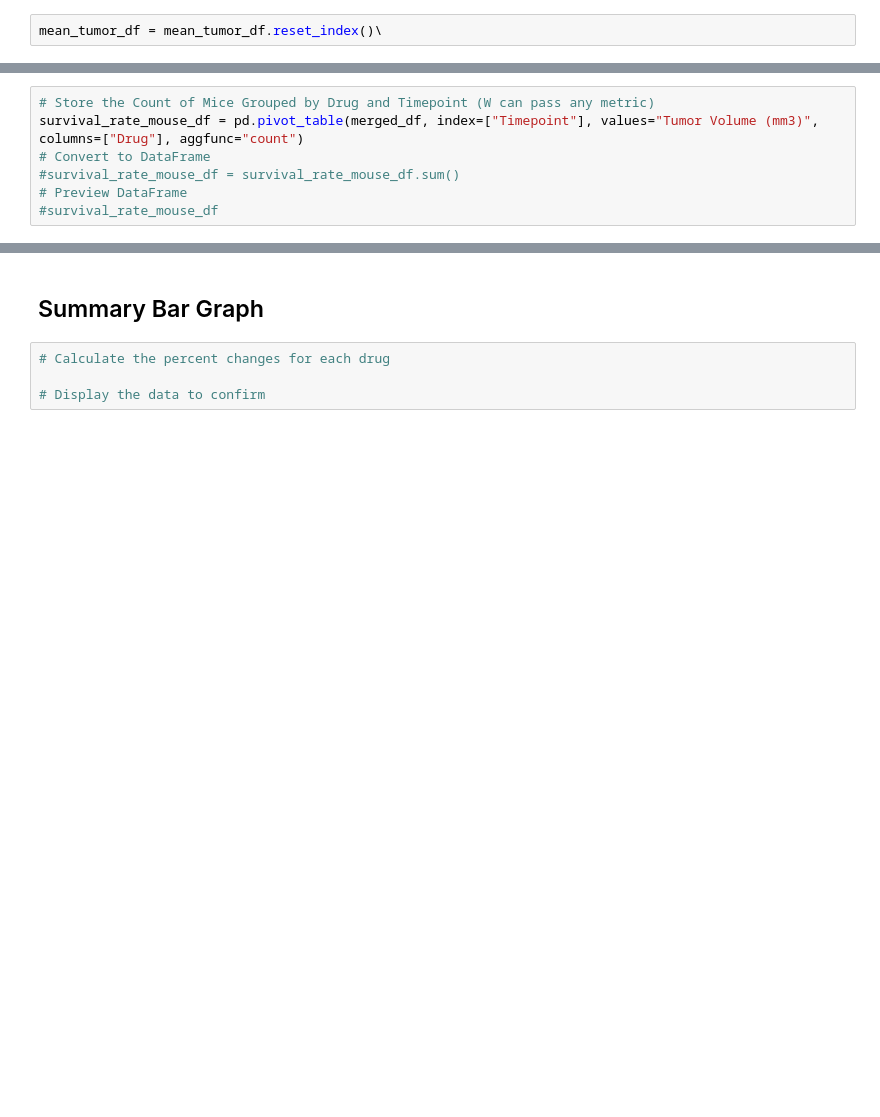
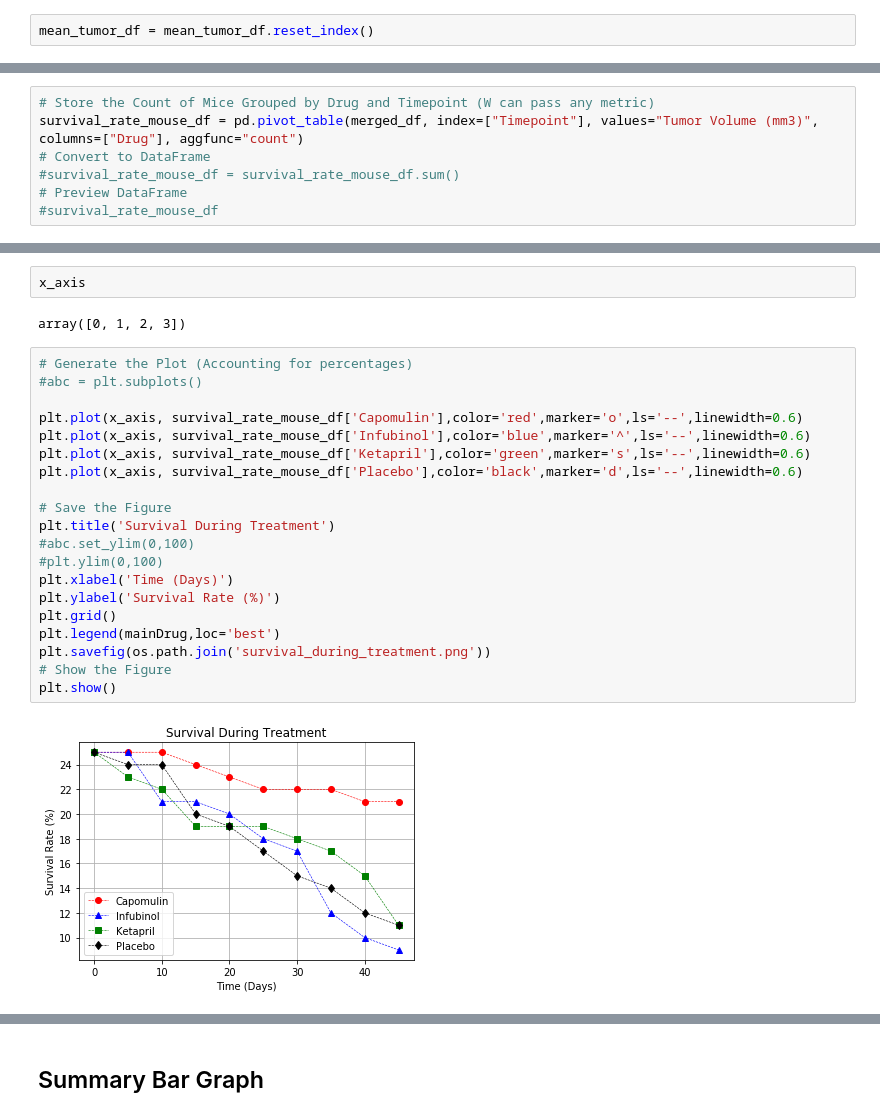
Before and after one commit to jungsik89/databootcamp-homework, a Jupyter notebook: Unit5-Matplotlib/Pymaceuticals/pymaceuticals_WorkingCopy_01.ipynb, the cells around one changed output, grey strips where cells are left out. Drawn from its saved outputs; the diff is of its cells as text; blank space fills up the shorter version.

```diff
--- a/Unit5-Matplotlib/Pymaceuticals/pymaceuticals_WorkingCopy_01.ipynb
+++ b/Unit5-Matplotlib/Pymaceuticals/pymaceuticals_WorkingCopy_01.ipynb
@@ -67,7 +72,7 @@ mean_tumor_df = tumor_grouped_df.mean()
 # %%
 #mean_tumor_df
 # %%
-mean_tumor_df = mean_tumor_df.reset_index()\
+mean_tumor_df = mean_tumor_df.reset_index()
 # %%
 type(mean_tumor_df)
 # %% [output]
@@ -414,8 +387,30 @@ plt.show()
+# %%
+x_axis
+# %% [output]
+array([0, 1, 2, 3])
+# %%
+# Generate the Plot (Accounting for percentages)
+#abc = plt.subplots()
+
+plt.plot(x_axis, survival_rate_mouse_df['Capomulin'],color='red',marker='o',ls='--',linewidth=0.6)
+plt.plot(x_axis, survival_rate_mouse_df['Infubinol'],color='blue',marker='^',ls='--',linewidth=0.6)
+plt.plot(x_axis, survival_rate_mouse_df['Ketapril'],color='green',marker='s',ls='--',linewidth=0.6)
+plt.plot(x_axis, survival_rate_mouse_df['Placebo'],color='black',marker='d',ls='--',linewidth=0.6)
+
+# Save the Figure
+plt.title('Survival During Treatment')
+#abc.set_ylim(0,100)
+#plt.ylim(0,100)
+plt.xlabel('Time (Days)')
+plt.ylabel('Survival Rate (%)')
+plt.grid()
+plt.legend(mainDrug,loc='best')
+plt.savefig(os.path.join('survival_during_treatment.png'))
+# Show the Figure
+plt.show()
+# %% [output]
+[figure, added]
 # %% [markdown]
 ![Metastatic Spread During Treatment](../Images/survival.png)
 # %% [markdown]
 ## Summary Bar Graph
-# %%
-# Calculate the percent changes for each drug
-
-# Display the data to confirm
```
Also changed, not shown: parts of 20 cells of this notebook, 2 other files.
